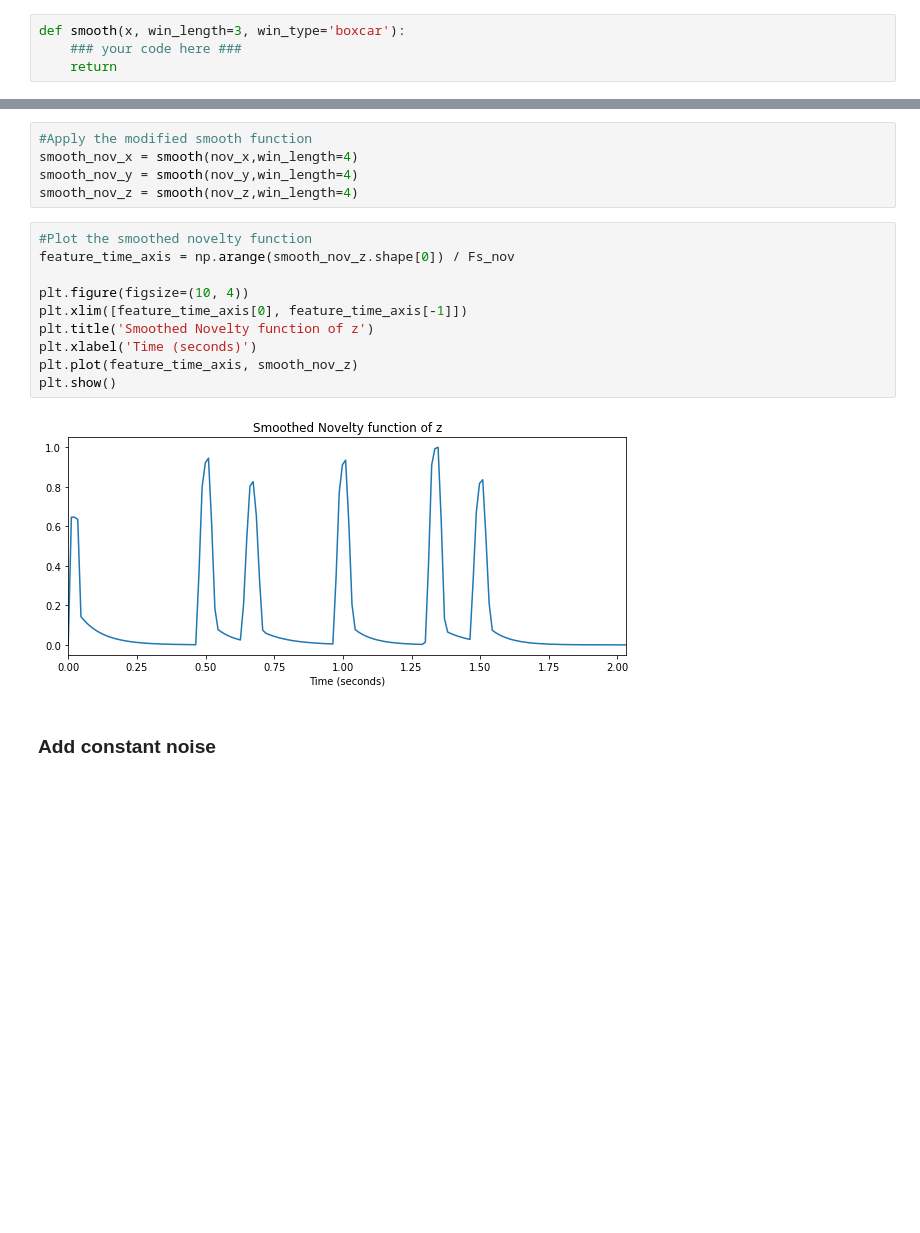
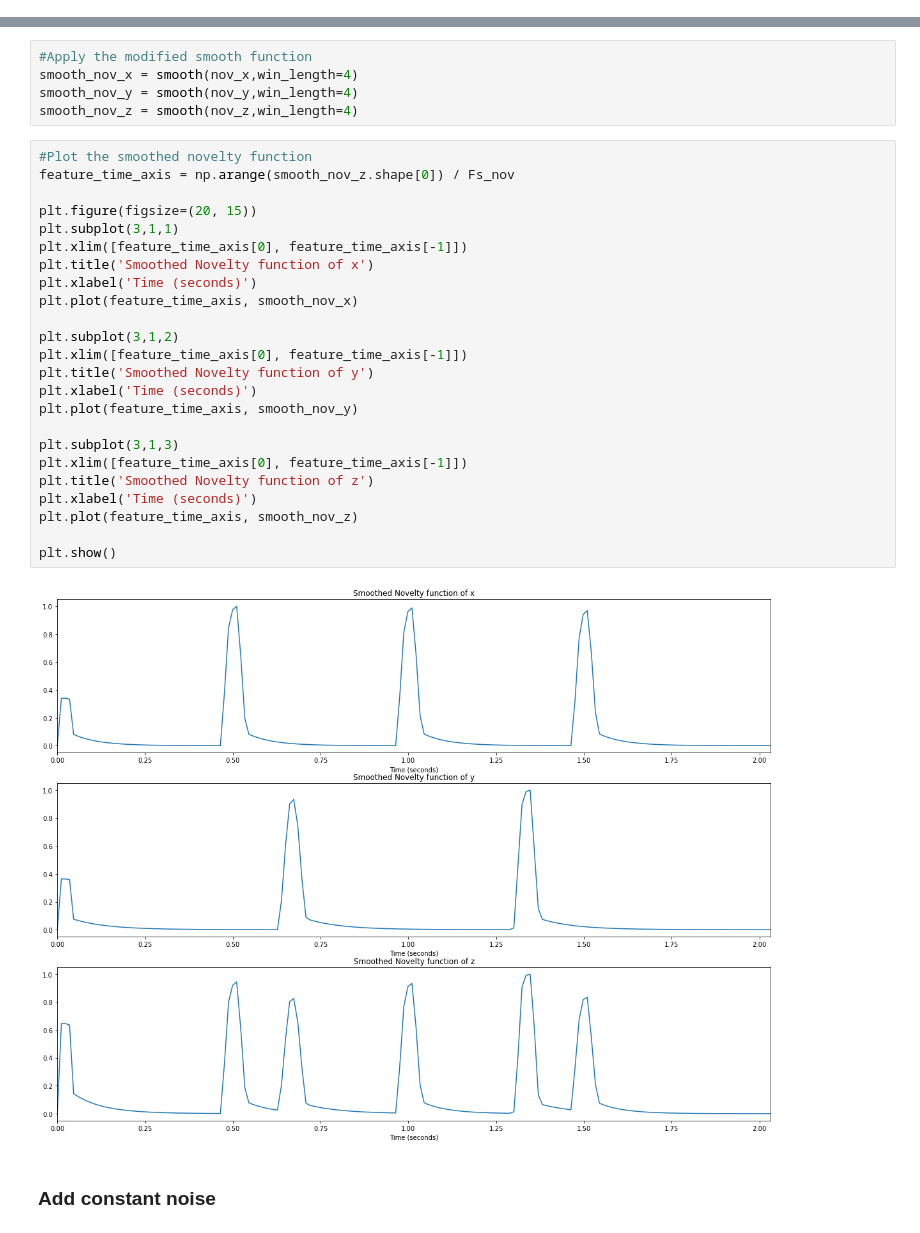
Before and after one commit to magiwanders/BeatBox_Machine, a Jupyter notebook: HomeWork2/HomeworkTemplate.ipynb, the cells around one changed output, grey strips where cells are left out. Cells and saved outputs as stored; diff of their text form; blank space fills up the shorter version.

```diff
--- a/HomeWork2/HomeworkTemplate.ipynb
+++ b/HomeWork2/HomeworkTemplate.ipynb
@@ -80,7 +95,3 @@ def compute_APM(x, lags):
-# %%
-def smooth(x, win_length=3, win_type='boxcar'):
-    ### your code here ###
-    return
 # %%
 def smooth(x, win_length=11, win_type='boxcar'):
     if x.ndim != 1:
@@ -169,15 +221,29 @@ smooth_nov_z = smooth(nov_z,win_length=4)
 # %%
 #Plot the smoothed novelty function
 feature_time_axis = np.arange(smooth_nov_z.shape[0]) / Fs_nov
 
-plt.figure(figsize=(10, 4))
+plt.figure(figsize=(20, 15))
+plt.subplot(3,1,1)
+plt.xlim([feature_time_axis[0], feature_time_axis[-1]])
+plt.title('Smoothed Novelty function of x')
+plt.xlabel('Time (seconds)')
+plt.plot(feature_time_axis, smooth_nov_x)
+
+plt.subplot(3,1,2)
+plt.xlim([feature_time_axis[0], feature_time_axis[-1]])
+plt.title('Smoothed Novelty function of y')
+plt.xlabel('Time (seconds)')
+plt.plot(feature_time_axis, smooth_nov_y)
+
+plt.subplot(3,1,3)
 plt.xlim([feature_time_axis[0], feature_time_axis[-1]])
 plt.title('Smoothed Novelty function of z')
 plt.xlabel('Time (seconds)')
 plt.plot(feature_time_axis, smooth_nov_z)
+
 plt.show()
 # %% [output]
-[figure, old version]
+[figure, new version]
 # %% [markdown]
 ### Add constant noise
 # %%
```
Also changed, not shown: parts of 22 cells of this notebook, 4 other files.
